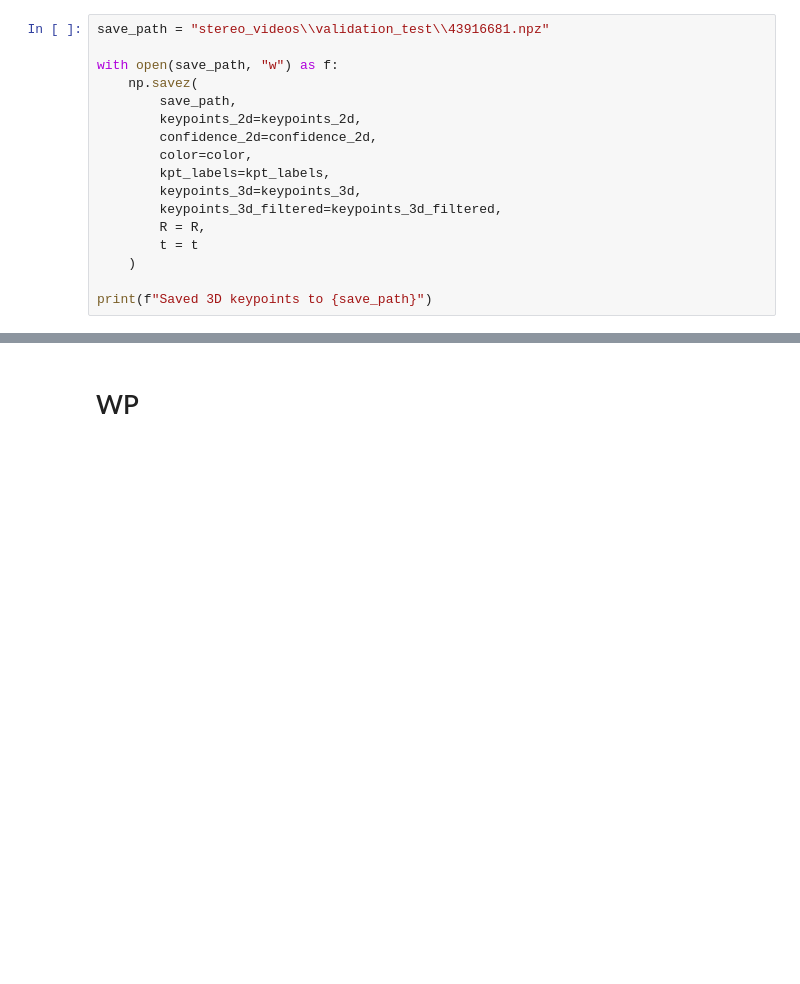
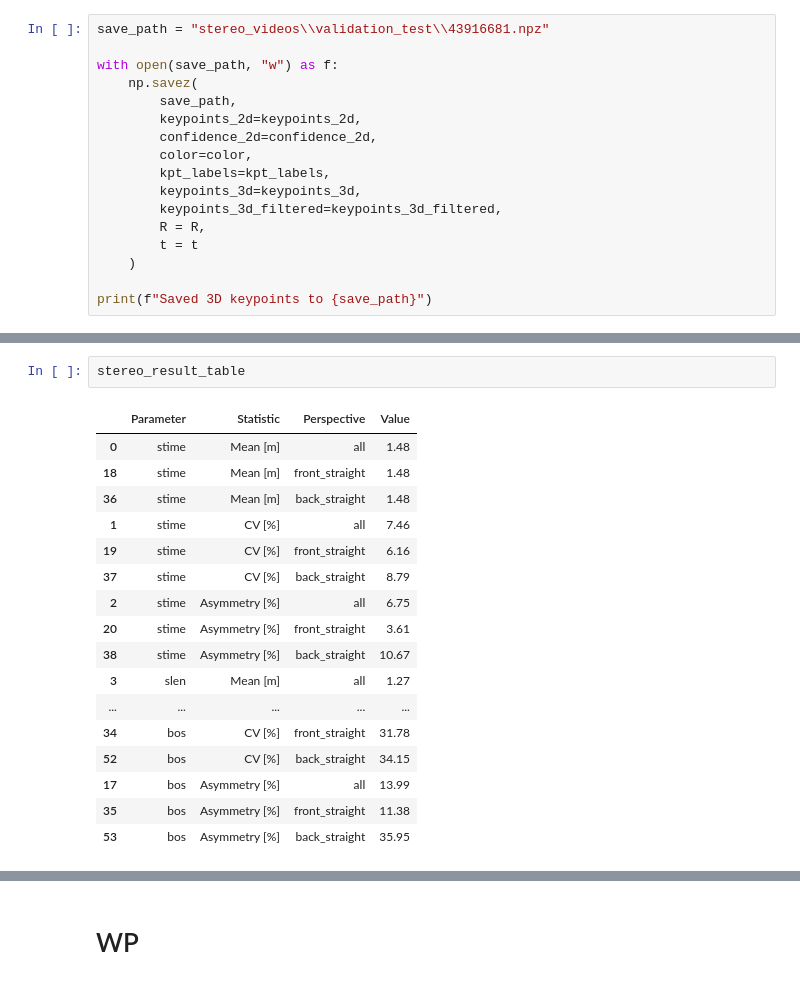
Before and after one commit to MateUnger/StereoVision, a Jupyter notebook: pipeline.ipynb, the cells around one changed output, grey strips where cells are left out. Drawn from its saved outputs; the diff is of its cells as text; blank space fills up the shorter version.

```diff
--- a/pipeline.ipynb
+++ b/pipeline.ipynb
@@ -631,0 +761,20 @@ print(f"Saved 3D keypoints to {save_path}")
+# %%
+stereo_result_table
+# %% [output]
+|  | Parameter | Statistic | Perspective | Value |
+| 0 | stime | Mean [m] | all | 1.48 |
+| 18 | stime | Mean [m] | front_straight | 1.48 |
+| 36 | stime | Mean [m] | back_straight | 1.48 |
+| 1 | stime | CV [%] | all | 7.46 |
+| 19 | stime | CV [%] | front_straight | 6.16 |
+| 37 | stime | CV [%] | back_straight | 8.79 |
+| 2 | stime | Asymmetry [%] | all | 6.75 |
+| 20 | stime | Asymmetry [%] | front_straight | 3.61 |
+| 38 | stime | Asymmetry [%] | back_straight | 10.67 |
+| 3 | slen | Mean [m] | all | 1.27 |
+| ... | ... | ... | ... | ... |
+| 34 | bos | CV [%] | front_straight | 31.78 |
+| 52 | bos | CV [%] | back_straight | 34.15 |
+| 17 | bos | Asymmetry [%] | all | 13.99 |
+| 35 | bos | Asymmetry [%] | front_straight | 11.38 |
+| 53 | bos | Asymmetry [%] | back_straight | 35.95 |
```
Also changed, not shown: parts of 27 cells of this notebook, 8 other files.
